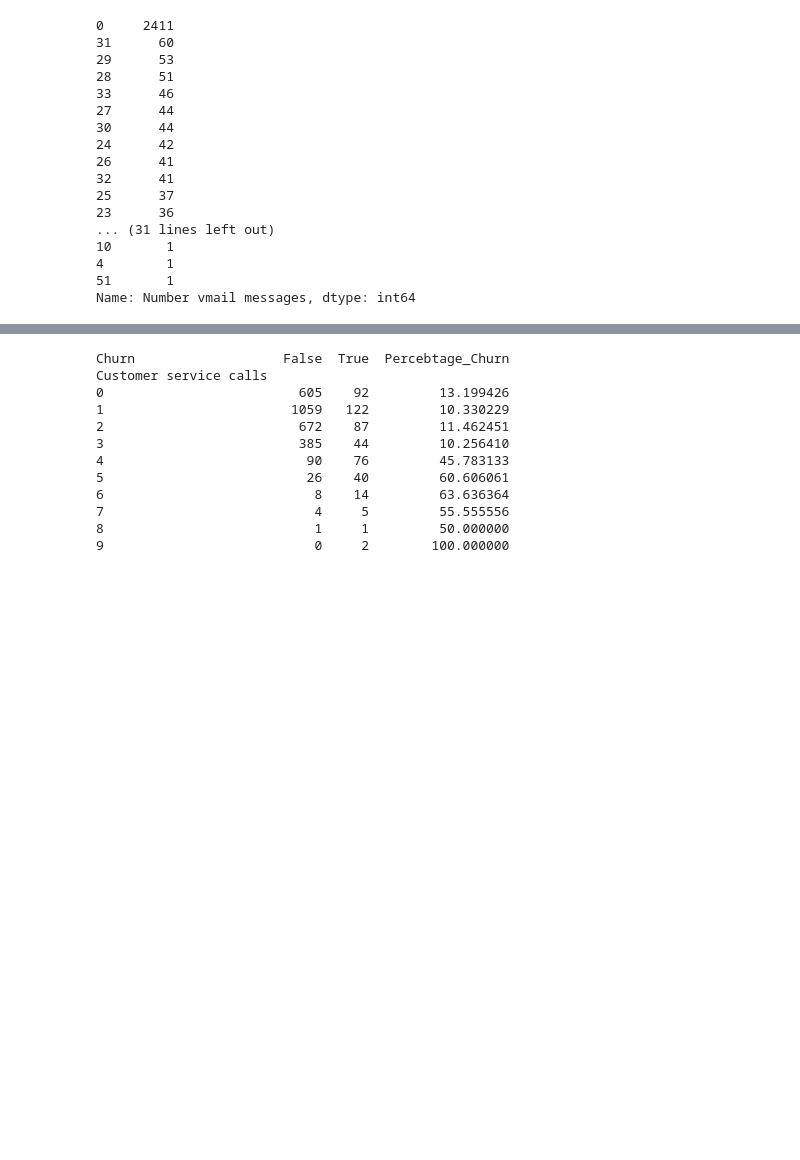
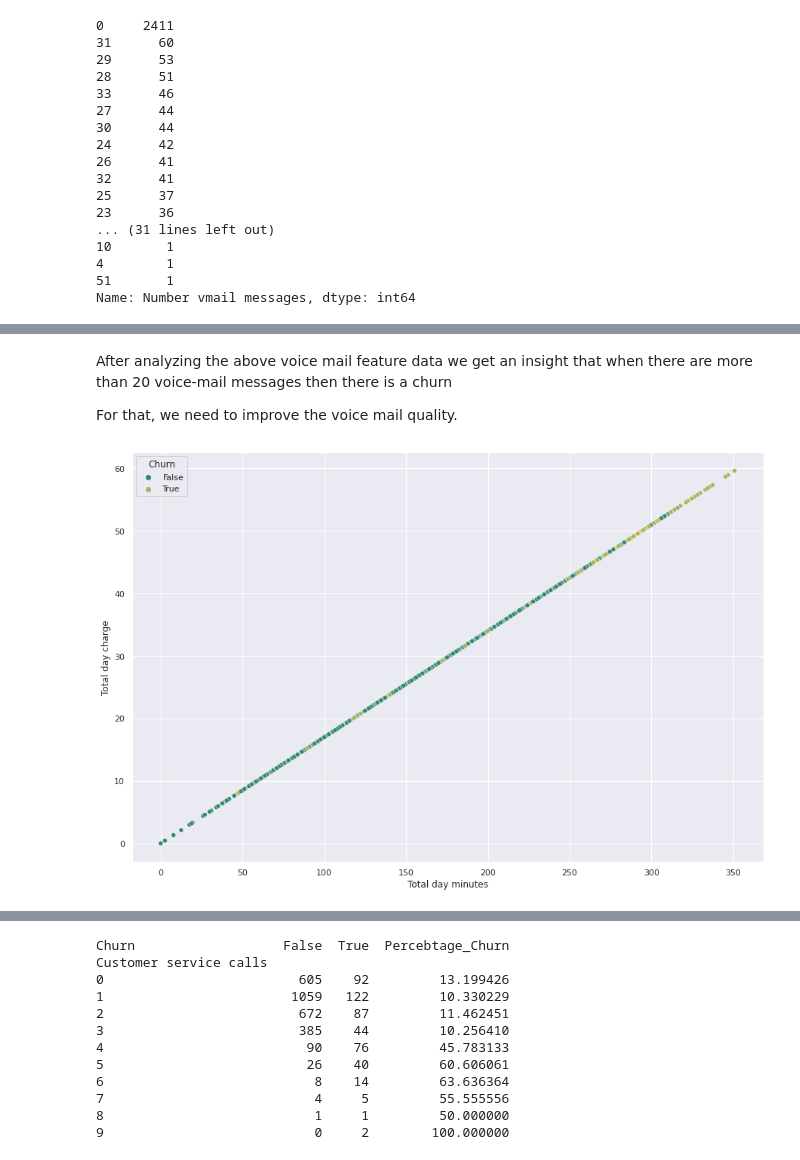
Before and after one commit to SampannaMishra/telecom-churn-analysis, a Jupyter notebook: Sampanna_Telecom_Churn_Analysis_Capstone_Project.ipynb, the cells around one changed output, grey strips where cells are left out. Saved outputs shown, nothing was run; the diff lists cells and outputs as text; code cells hidden in the pictures; blank space fills up the shorter version.

```diff
--- a/Sampanna_Telecom_Churn_Analysis_Capstone_Project.ipynb
+++ b/Sampanna_Telecom_Churn_Analysis_Capstone_Project.ipynb
@@ -432,0 +404,10 @@ plt.show()
+# %% [markdown]
+After analyzing the above voice mail feature data we get an insight that when there are more than 20 voice-mail messages then there is a churn
+
+For that, we need to improve the voice mail quality.
+# %%
+# Analysing the relationship between Total Day Minutes and Total Day Charge
+sns.scatterplot(data=telcom_data, x='Total day minutes', y='Total day charge',hue = "Churn",palette='gist_earth')
+plt.gcf().set_size_inches(15,10)
+# %% [output]
+[figure, added]
```
Also changed, not shown: parts of 23 cells of this notebook.
